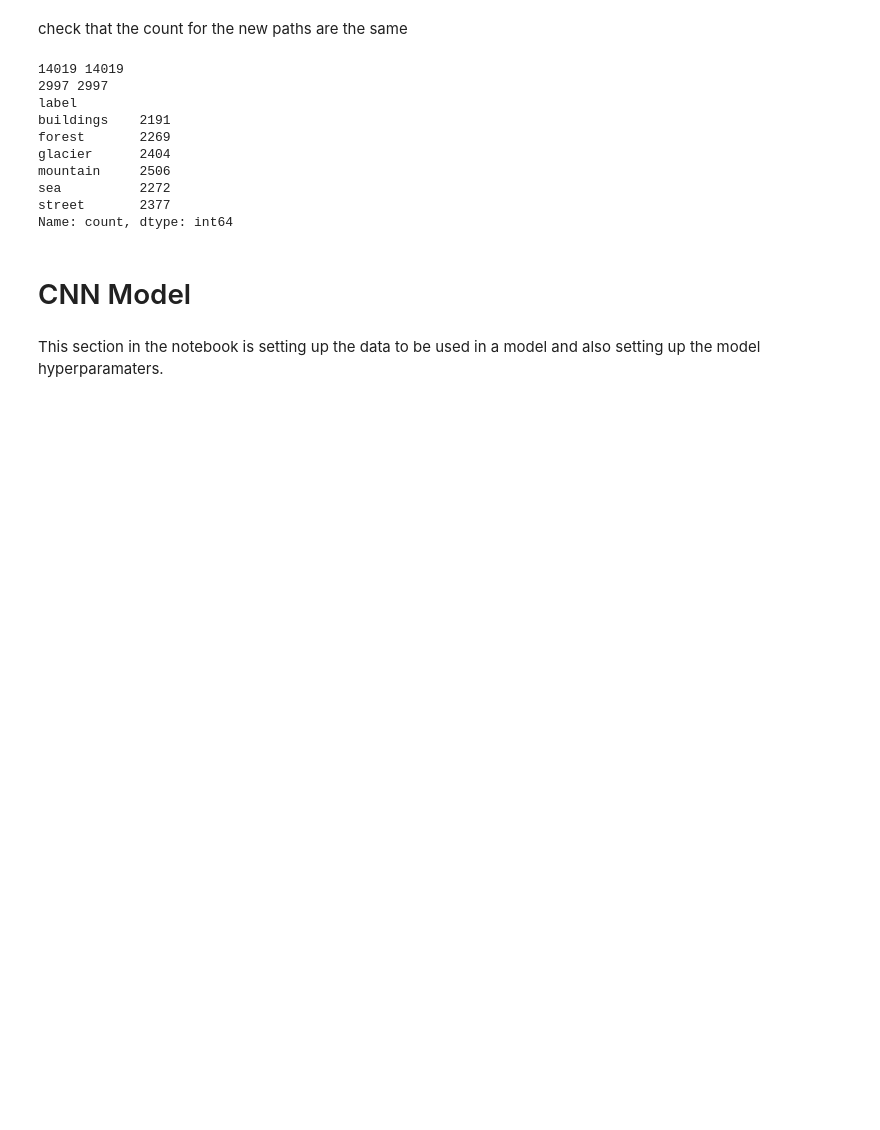
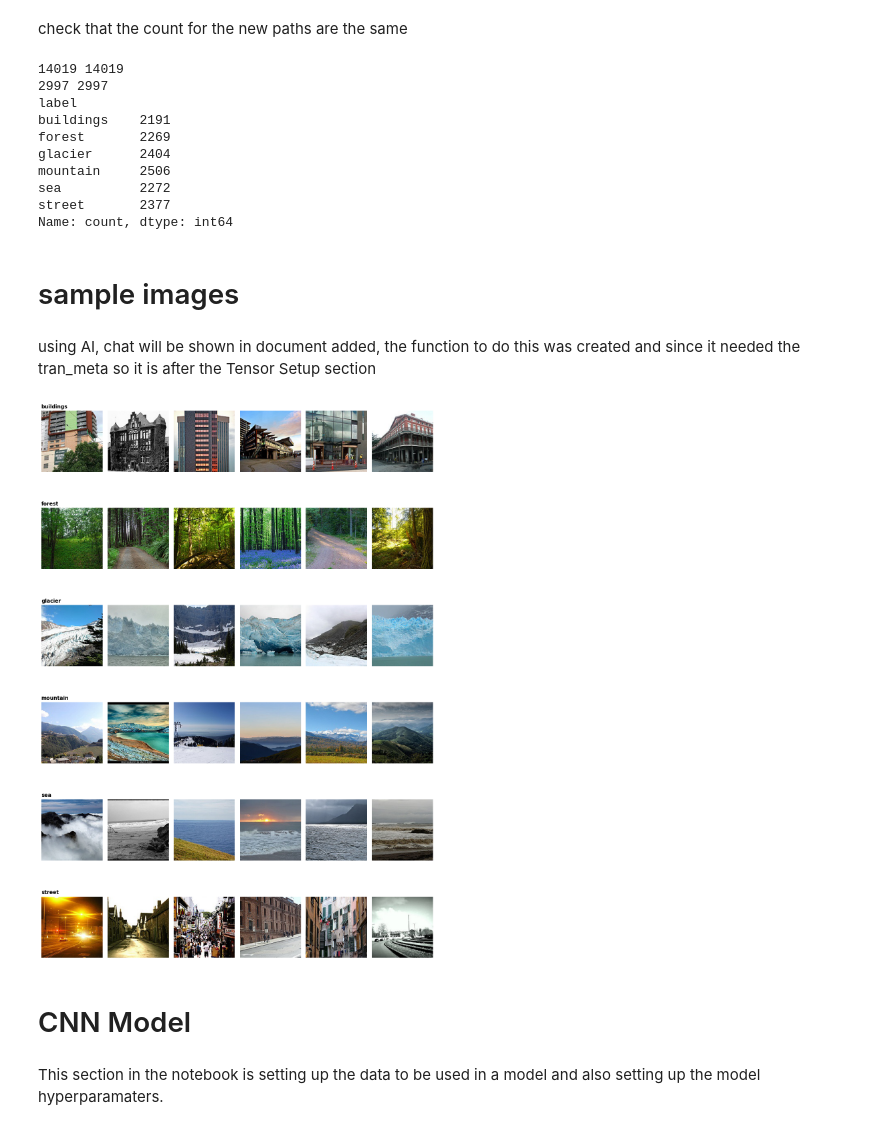
Before and after one commit to EMWCCN/pdan8412-2026-poe-part-3-convolutional-neural-networks-cnn-st10355869, a Jupyter notebook: PDAN8412 P3.ipynb, the cells around one changed output. Cells and saved outputs as stored; diff of their text form; code cells hidden in the pictures; blank space fills up the shorter version.

```diff
--- a/PDAN8412 P3.ipynb
+++ b/PDAN8412 P3.ipynb
@@ -204,7 +238,7 @@ import random
 from PIL import Image
 import matplotlib.pyplot as plt
 
-def show_class_samples(meta_df, n_per_class=3, seed=42):
+def show_class_samples(meta_df, n_per_class=5, seed=42):
     classes = sorted(meta_df["label"].unique())
     fig, axes = plt.subplots(len(classes), n_per_class,
                              figsize=(12, 3 * len(classes)), squeeze=False)
@@ -390,6 +476,14 @@ mountain     2506
 sea          2272
 street       2377
 Name: count, dtype: int64
+# %% [markdown]
+# sample images
+# %% [markdown]
+using AI, chat will be shown in document added, the function to do this was created and since it needed the tran_meta so it is after the Tensor Setup section
+# %%
+show_class_samples(train_meta, n_per_class=6)
+# %% [output]
+[figure, added]
 # %% [markdown]
 # CNN Model
 # %% [markdown]
```
Also changed, not shown: parts of 26 cells of this notebook.
